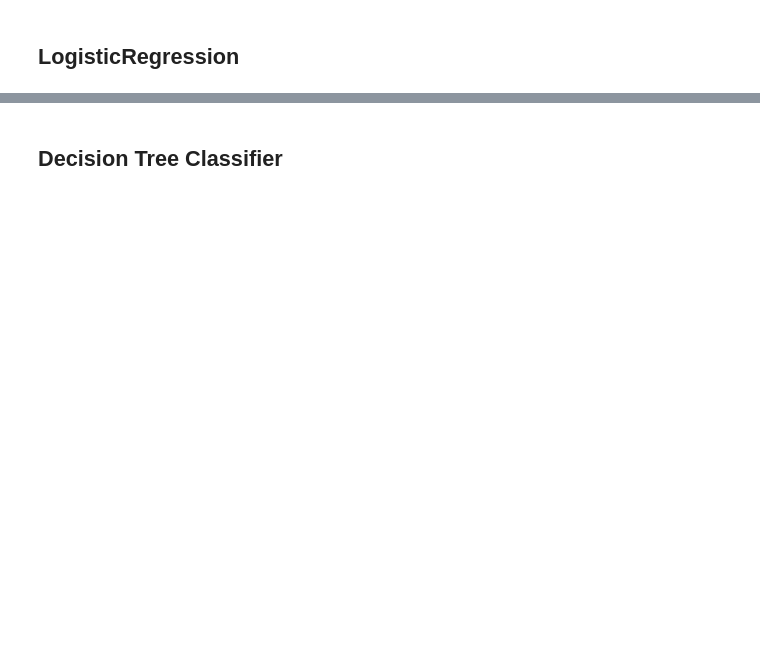
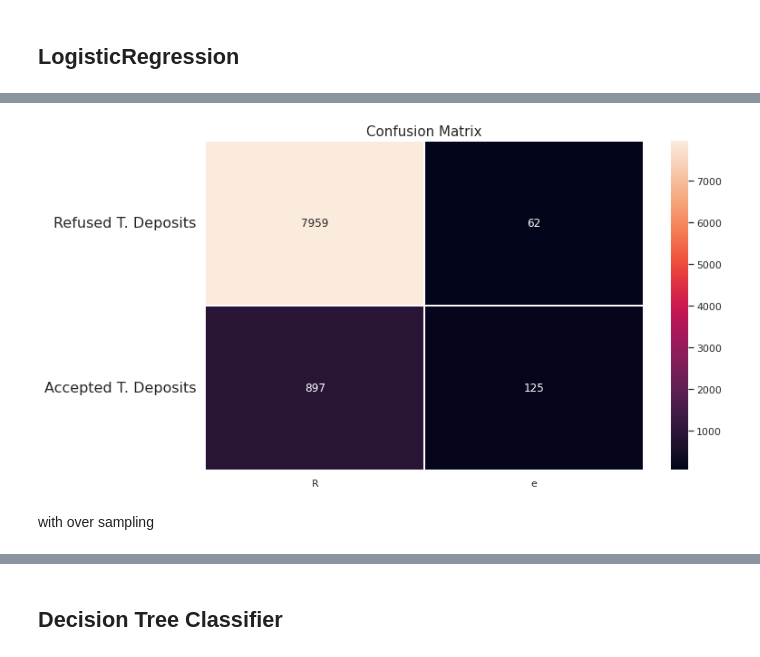
Before and after one commit to NaithaniAR/Bank-Marketing-Effectiveness-Prediction, a Jupyter notebook: Bank_Marketing_Effectiveness_Prediction_Capstone_Project.ipynb, the cells around one changed output, grey strips where cells are left out. Cells and saved outputs as stored; diff of their text form; code cells hidden in the pictures; blank space fills up the shorter version.

```diff
--- a/Bank_Marketing_Effectiveness_Prediction_Capstone_Project.ipynb
+++ b/Bank_Marketing_Effectiveness_Prediction_Capstone_Project.ipynb
@@ -489,12 +480,0 @@ We will start by building simple prediction models and work our way upto more co
-# %%
-def fit_mod(model, X_train, X_test, y_train, y_test):
-
-  '''Takes Classifier model and train test splits as input and prints the
-  evaluation matrices with the plot and returns the model'''
-  global Y_pred
-  # Fitting the model
-  model.fit(X_train,y_train)
-  Y_pred = model.predict(X_test)
-  a,p = y_test,Y_pred
-
-  return Y_pred
@@ -556,0 +600,4 @@ plt.show()
+# %%
+lr = LogisticRegression(fit_intercept=True, max_iter=10000)
+
+fit_mod(lr, X_train, X_test, y_train, y_test)
@@ -556,0 +615,6 @@ plt.show()
+# %%
+confu_mat(lr, X_train, X_test, y_train, y_test)
+# %% [output]
+[figure, added]
+# %% [markdown]
+with over sampling
```
Also changed, not shown: parts of 165 cells of this notebook.
